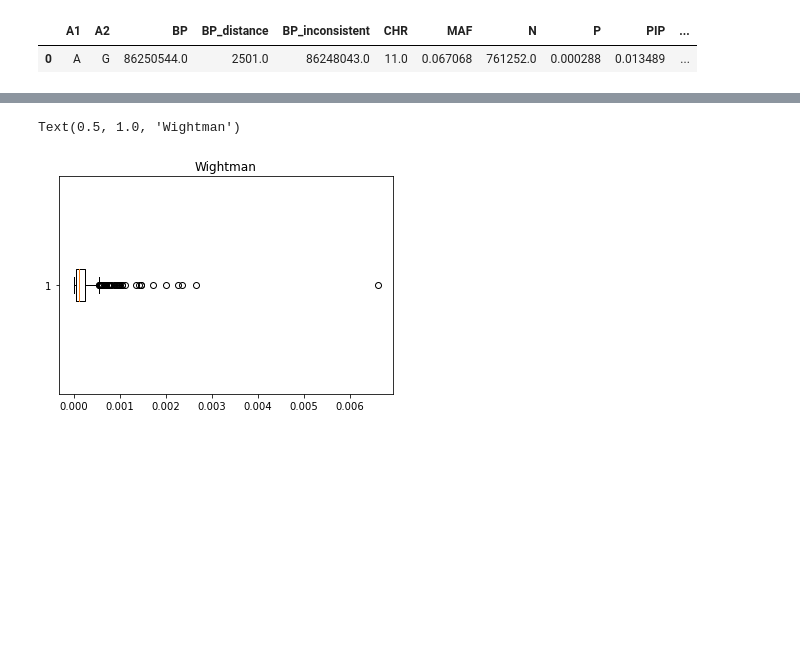
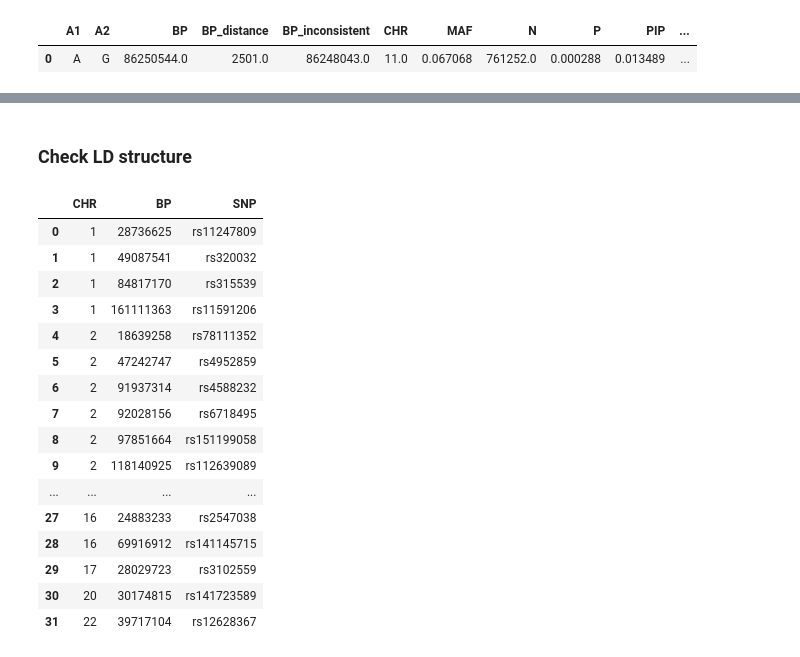
Before and after one commit to teresa-sansan/ADSP_polyfun, a Jupyter notebook: analysis/check_sumstat_beta.ipynb, the cells around one changed output, grey strips where cells are left out. Drawn from its saved outputs; the diff is of its cells as text; code cells hidden in the pictures; blank space fills up the shorter version.

```diff
--- a/analysis/check_sumstat_beta.ipynb
+++ b/analysis/check_sumstat_beta.ipynb
@@ -343,6 +305,2 @@ pd.concat(result, result2, result3)
-# %%
-plt.boxplot(test.PIP, vert=False)
-plt.title('Wightman')
-# %% [output]
-Text(0.5, 1.0, 'Wightman')
-[figure, removed]
+# %% [markdown]
+### Check LD structure
@@ -348,0 +309,26 @@ Text(0.5, 1.0, 'Wightman')
+# %%
+check_bellenguez = pd.read_csv('check_bellenguez_merge.tsv', sep = '\t')
+# %%
+effect_bp = check_bellenguez.loc[:,["CHR","BP","SNP"]].drop_duplicates()
+effect_bp = effect_bp.reset_index().loc[:,["CHR","BP","SNP"]]
+effect_bp.BP = effect_bp.BP.astype(int)
+effect_bp.CHR = effect_bp.CHR.astype(int)
+effect_bp
+# %% [output]
+|  | CHR | BP | SNP |
+| 0 | 1 | 28736625 | rs11247809 |
+| 1 | 1 | 49087541 | rs320032 |
+| 2 | 1 | 84817170 | rs315539 |
+| 3 | 1 | 161111363 | rs11591206 |
+| 4 | 2 | 18639258 | rs78111352 |
+| 5 | 2 | 47242747 | rs4952859 |
+| 6 | 2 | 91937314 | rs4588232 |
+| 7 | 2 | 92028156 | rs6718495 |
+| 8 | 2 | 97851664 | rs151199058 |
+| 9 | 2 | 118140925 | rs112639089 |
+| ... | ... | ... | ... |
+| 27 | 16 | 24883233 | rs2547038 |
+| 28 | 16 | 69916912 | rs141145715 |
+| 29 | 17 | 28029723 | rs3102559 |
+| 30 | 20 | 30174815 | rs141723589 |
+| 31 | 22 | 39717104 | rs12628367 |
```
Also changed, not shown: parts of 16 cells of this notebook, 1 other file.
